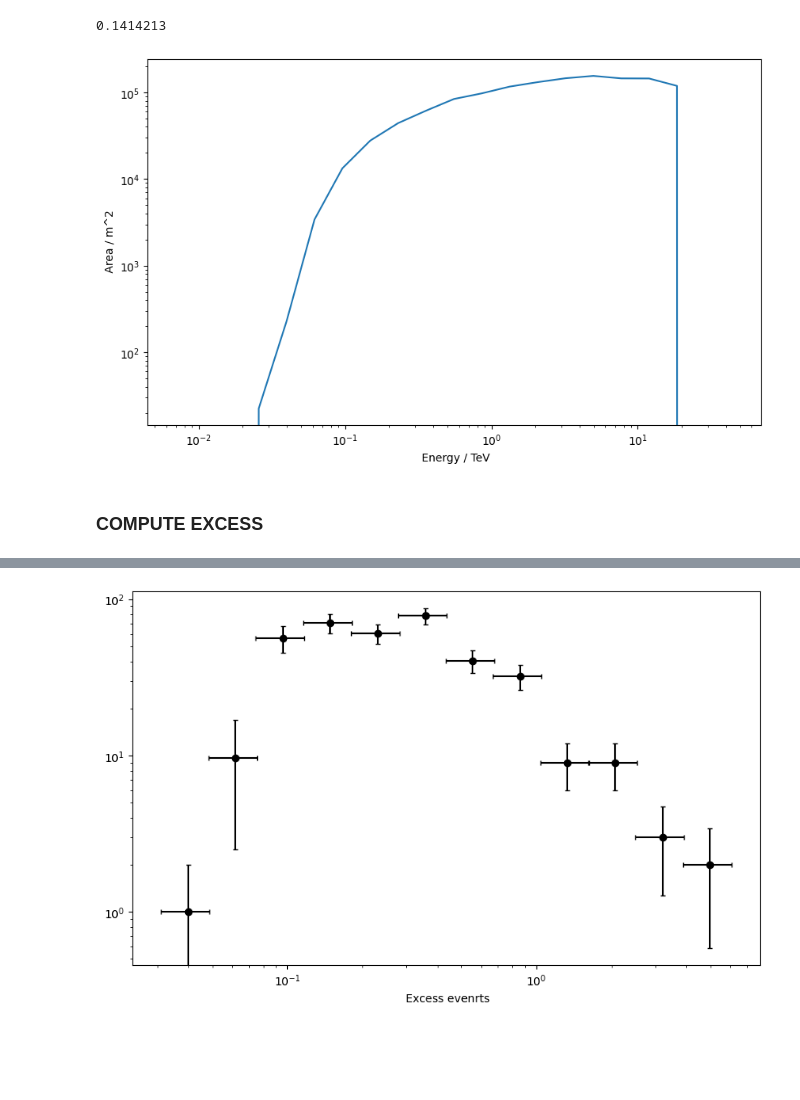
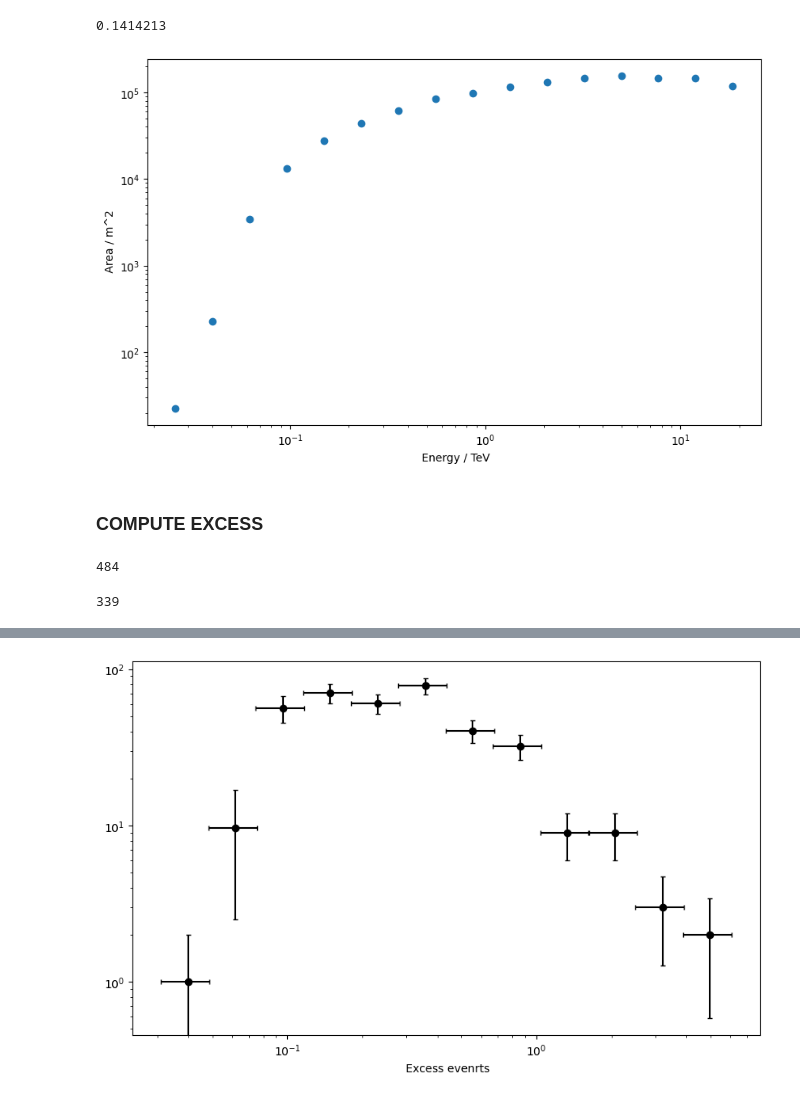
Before and after one commit to datacamp-astro/2022-arqus-bergen, a Jupyter notebook: hands_on/3_spectrum/Spectrum_no_gammapy_test.ipynb, the cells around one changed output, grey strips where cells are left out. Drawn from its saved outputs; the diff is of its cells as text; code cells hidden in the pictures; blank space fills up the shorter version.

```diff
--- a/hands_on/3_spectrum/Spectrum_no_gammapy_test.ipynb
+++ b/hands_on/3_spectrum/Spectrum_no_gammapy_test.ipynb
@@ -379,15 +370,15 @@ eff_area   = np.array( effective_area['EFFAREA'] )[0][0]
 # %%
 fig, ax = plt.subplots(figsize=(10,6),nrows=1, ncols=1)
 
-ax.plot(en_center,  eff_area)
+ax.scatter(en_center,  eff_area)
 
 
 ax.set_xlabel( ' Energy / TeV')
 ax.set_ylabel( ' Area / m^2')
 ax.set_xscale('log')
 ax.set_yscale('log')
 # %% [output]
-[figure, old version]
+[figure, new version]
 # %%
 # REMOVE BIN WITH EFF AREA = 0
 cond = eff_area >0
@@ -432,3 +423,11 @@ err_excess = np.array(err_excess)
 
 non_list   = np.array(non_list)
 noff_list   = np.array(noff_list)
+# %%
+np.sum( non_list )
+# %% [output]
+484
+# %%
+np.sum( noff_list)
+# %% [output]
+339
```
Also changed, not shown: parts of 14 cells of this notebook, 1 other file.
